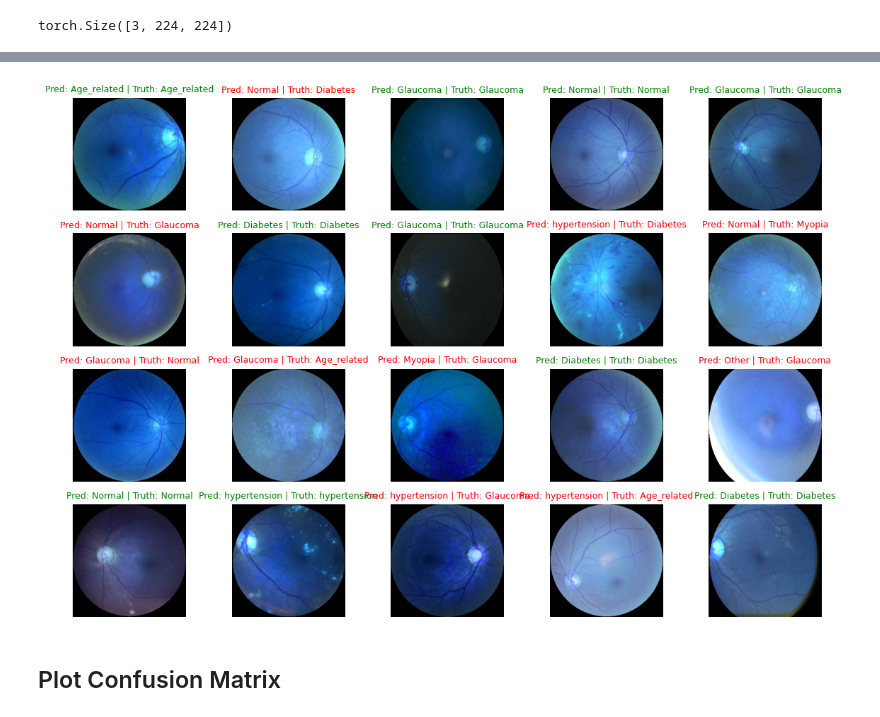
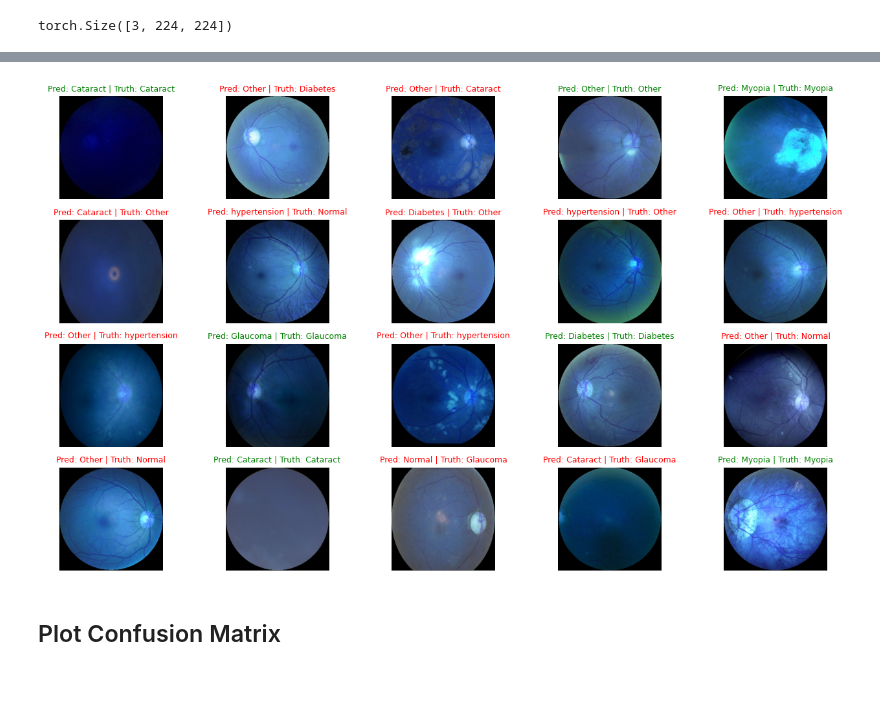
Before and after one commit to LuluW8071/Ocular-Eye-Disease-Classification, a Jupyter notebook: Multiple_Eye_Disease_Detection.ipynb, the cells around one changed output, grey strips where cells are left out. Cells and saved outputs as stored; diff of their text form; code cells hidden in the pictures; blank space fills up the shorter version.

Commit message:
[ADDED] Resnet50 Model

```diff
--- a/Multiple_Eye_Disease_Detection.ipynb
+++ b/Multiple_Eye_Disease_Detection.ipynb
@@ -224,6 +241,6 @@ dataset_other = CustomDataset(other, 7, path, 224)
 # %%
 dataset = ConcatDataset([dataset_normal, dataset_diabetes, dataset_glaucoma,
-                         dataset_age_related, dataset_hypertension,
+                         dataset_cataract, dataset_hypertension,
                          dataset_myopia, dataset_other])
 
 print("Combined dataset length:", len(dataset))
@@ -240,11 +257,11 @@ def target(category):
     return "Glaucoma"
   elif category == 3:
     return "Cataract"
+  # elif category == 4:
+  #   return "Age_related"
   elif category == 4:
-    return "Age_related"
+    return "Hypertension"
   elif category == 5:
-    return "Hypertension"
-  elif category == 6:
     return "Myopia"
   else:
     return "Other"
@@ -320,7 +337,7 @@ from sklearn.model_selection import train_test_split
 
 X_train, X_test, y_train, y_test = train_test_split(X,
                                                     y,
-                                                    test_size = 0.3,
+                                                    test_size = 0.25,
                                                     shuffle = True,
                                                     random_state = 42)
 
@@ -411,4 +514,5 @@ class CataractModel(nn.Module):
 # %%
-model = CataractModel(3, 64, 8).to(device)   # (3, 10, 8) -> (Color_channel, hidden_units, output_shape)
+# model = CataractModel(3, 64, 7).to(device)   # (3, 10, 8) -> (Color_channel, hidden_units, output_shape)
+model = ResNet50(7)
 model, next(model.parameters()).device
 # %% [output]
@@ -621,30 +724,30 @@ tensor([4, 0, 2, 0, 2, 0, 1, 2, 5, 0, 2, 2, 6, 1, 7, 0, 5, 5, 5, 1])
 # %%
 # Plot predictions
-plt.figure(figsize=(14, 12))
+plt.figure(figsize=(16, 12))
 nrows, ncols = 5, 5
 
 for i, sample in enumerate(test_samples):
-  class_name = np.array(['Normal', 'Diabetes', 'Glaucoma', 'Cataract', 'Age_related', 'hypertension', 'Myopia', 'Other'])
+  class_name = np.array(['Normal', 'Diabetes', 'Glaucoma', 'Cataract', 'hypertension', 'Myopia', 'Other'])
   plt.subplot(nrows, ncols, i + 1)
   # Convert PyTorch tensor to NumPy array
   normalized_sample = sample.permute(1, 2, 0).numpy()
   normalized_sample = normalized_sample / 255.0  # Normalize pixel values to [0, 1]
   plt.imshow(normalized_sample)
   # print(normalized_sample.shape)
   pred_label = class_name[pred_classes[i]]
   truth_label = class_name[test_labels[i]]
   title_text = f"Pred: {pred_label} | Truth: {truth_label}"
 
   # Check equality between pred and truth and change color of title
   if pred_label == truth_label:
       plt.title(title_text, fontsize=9, c="g")
   else:
       plt.title(title_text, fontsize=9, c="r")
 
   plt.axis(False)
 plt.show()
 # %% [output]
-[figure, old version]
+[figure, new version]
 # %% [markdown]
 ## Plot Confusion Matrix
 # %%
```
Also changed, not shown: parts of 30 cells of this notebook.
